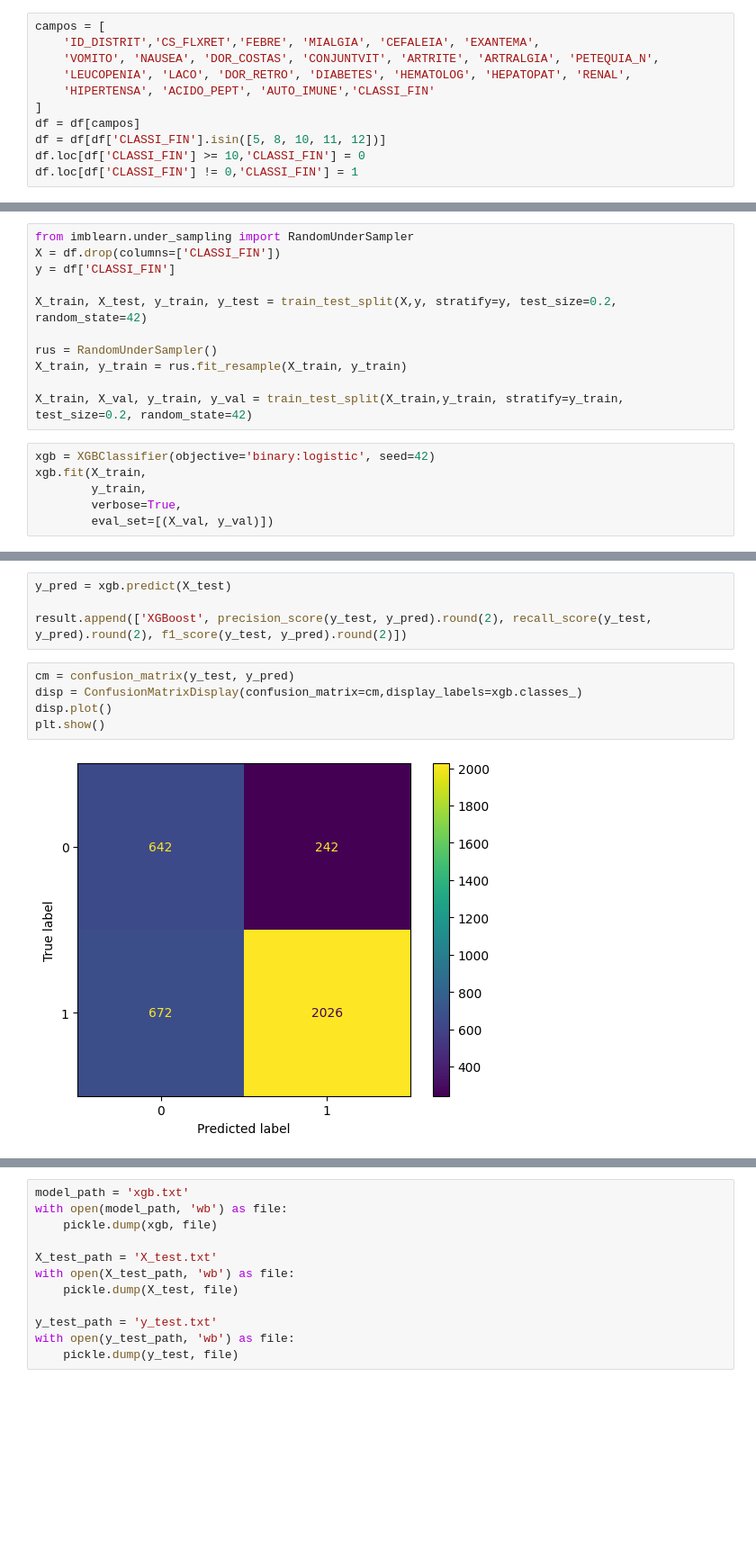
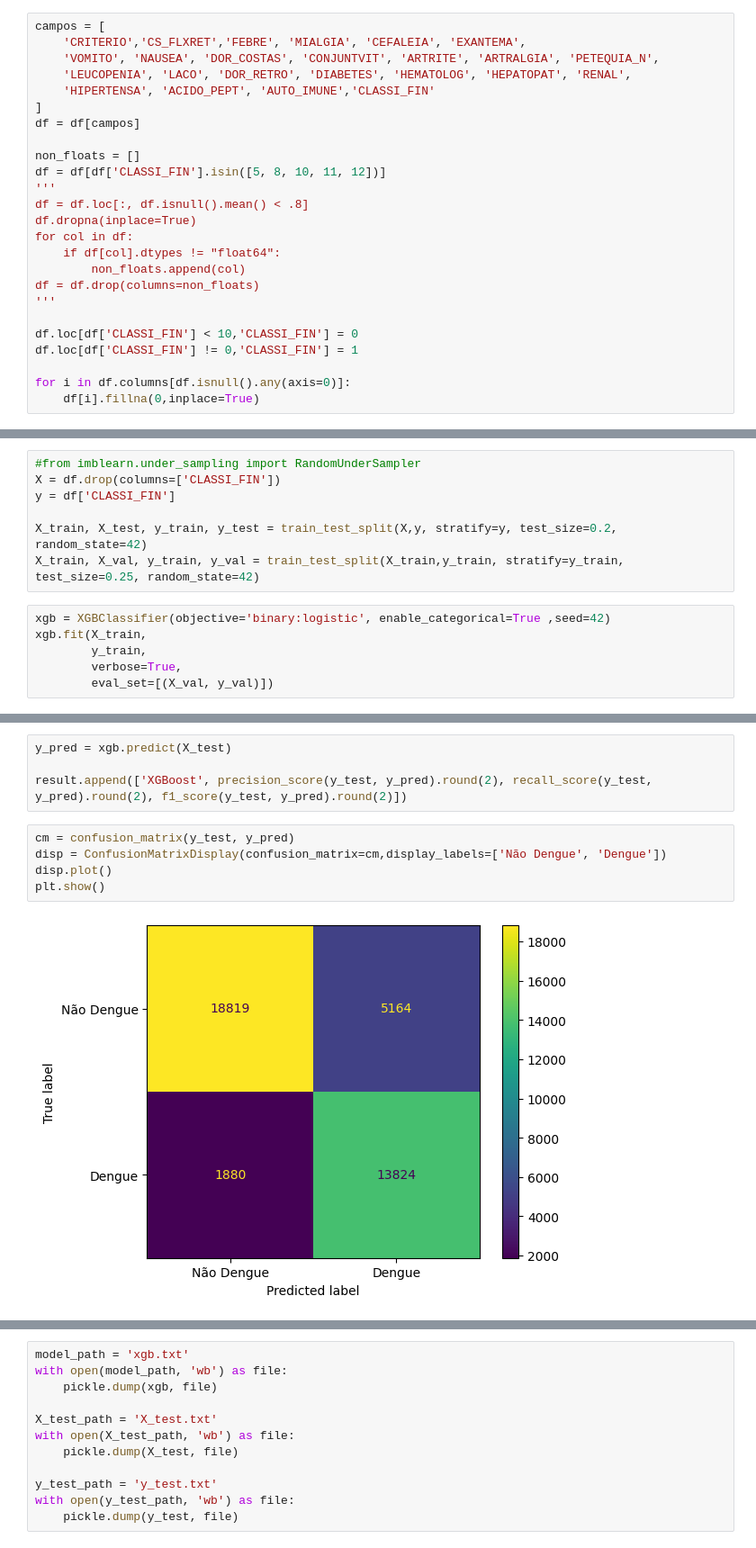
Before and after one commit to naiarawn/accs-ia-grupo-6, a Jupyter notebook: classificators.ipynb, the cells around one changed output, grey strips where cells are left out. Shown: that part at 90% size. Saved outputs shown, nothing was run; the diff lists cells and outputs as text; blank space fills up the shorter version.

```diff
--- a/classificators.ipynb
+++ b/classificators.ipynb
@@ -31,11 +24,25 @@ df
 # %%
 campos = [
-    'ID_DISTRIT','CS_FLXRET','FEBRE', 'MIALGIA', 'CEFALEIA', 'EXANTEMA',
+    'CRITERIO','CS_FLXRET','FEBRE', 'MIALGIA', 'CEFALEIA', 'EXANTEMA',
     'VOMITO', 'NAUSEA', 'DOR_COSTAS', 'CONJUNTVIT', 'ARTRITE', 'ARTRALGIA', 'PETEQUIA_N',
     'LEUCOPENIA', 'LACO', 'DOR_RETRO', 'DIABETES', 'HEMATOLOG', 'HEPATOPAT', 'RENAL',
     'HIPERTENSA', 'ACIDO_PEPT', 'AUTO_IMUNE','CLASSI_FIN'
 ]
 df = df[campos]
+
+non_floats = []
 df = df[df['CLASSI_FIN'].isin([5, 8, 10, 11, 12])]
-df.loc[df['CLASSI_FIN'] >= 10,'CLASSI_FIN'] = 0
+'''
+df = df.loc[:, df.isnull().mean() < .8]
+df.dropna(inplace=True)
+for col in df:
+    if df[col].dtypes != "float64":
+        non_floats.append(col)
+df = df.drop(columns=non_floats)
+'''
+
+df.loc[df['CLASSI_FIN'] < 10,'CLASSI_FIN'] = 0
 df.loc[df['CLASSI_FIN'] != 0,'CLASSI_FIN'] = 1
+
+for i in df.columns[df.isnull().any(axis=0)]:
+    df[i].fillna(0,inplace=True)
@@ -75,16 +89,12 @@ df.describe()
 # %%
-from imblearn.under_sampling import RandomUnderSampler
+#from imblearn.under_sampling import RandomUnderSampler
 X = df.drop(columns=['CLASSI_FIN'])
 y = df['CLASSI_FIN']
 
 X_train, X_test, y_train, y_test = train_test_split(X,y, stratify=y, test_size=0.2, random_state=42)
-
-rus = RandomUnderSampler()
-X_train, y_train = rus.fit_resample(X_train, y_train)
-
-X_train, X_val, y_train, y_val = train_test_split(X_train,y_train, stratify=y_train, test_size=0.2, random_state=42)
+X_train, X_val, y_train, y_val = train_test_split(X_train,y_train, stratify=y_train, test_size=0.25, random_state=42)
 # %%
-xgb = XGBClassifier(objective='binary:logistic', seed=42)
+xgb = XGBClassifier(objective='binary:logistic', enable_categorical=True ,seed=42)
 xgb.fit(X_train,
         y_train,
         verbose=True,
@@ -124,11 +134,11 @@ y_pred = xgb.predict(X_test)
 result.append(['XGBoost', precision_score(y_test, y_pred).round(2), recall_score(y_test, y_pred).round(2), f1_score(y_test, y_pred).round(2)])
 # %%
 cm = confusion_matrix(y_test, y_pred)
-disp = ConfusionMatrixDisplay(confusion_matrix=cm,display_labels=xgb.classes_)
+disp = ConfusionMatrixDisplay(confusion_matrix=cm,display_labels=['Não Dengue', 'Dengue'])
 disp.plot()
 plt.show()
 # %% [output]
-[figure, old version]
+[figure, new version]
 # %%
 precision_score(y_test, y_pred)
 # %% [output]
```
Also changed, not shown: parts of 36 cells of this notebook, 2 other files.
